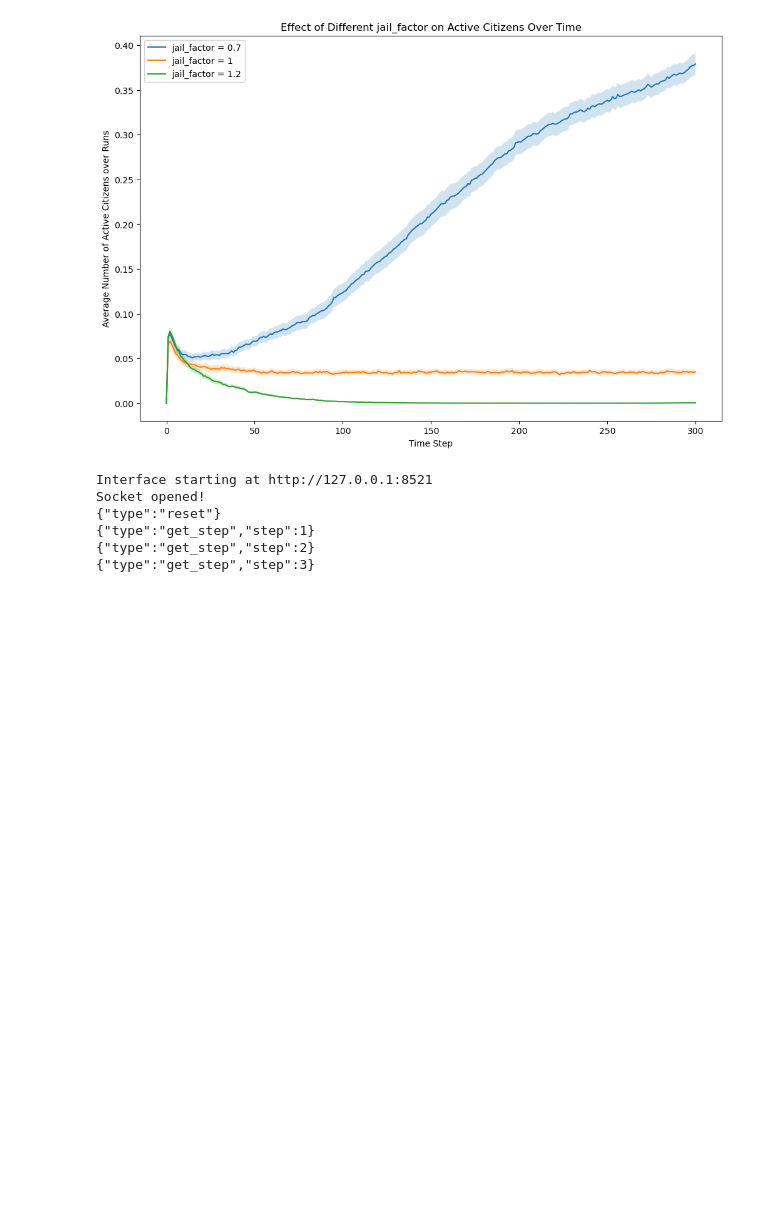
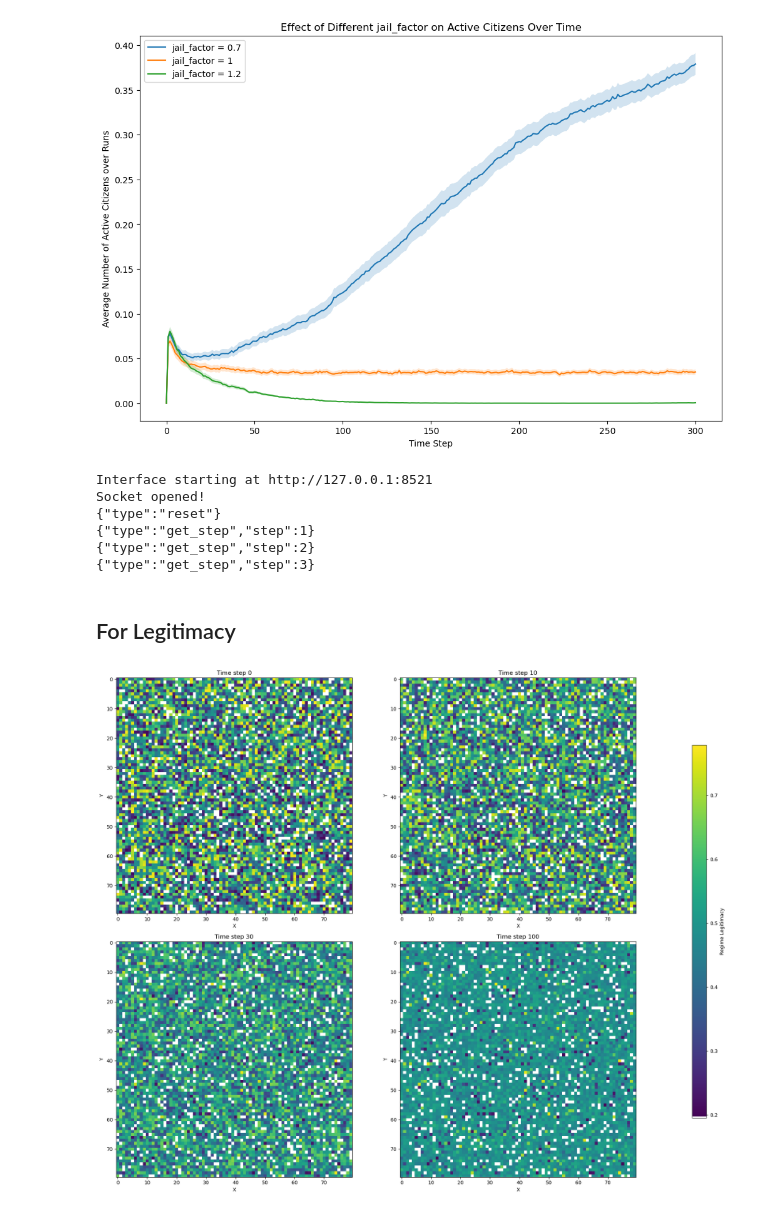
Before and after one commit to yehuihe/epstein_network_civil_violence, a Jupyter notebook: simulation (final version).ipynb, the cells around one changed output. Cells and saved outputs as stored; diff of their text form; code cells hidden in the pictures; blank space fills up the shorter version.

Commit message:
add legitimacy part to simulation file

```diff
--- a/simulation (final version).ipynb
+++ b/simulation (final version).ipynb
@@ -616,3 +617,5 @@ Socket opened!
 {"type":"get_step","step":1}
 {"type":"get_step","step":2}
 {"type":"get_step","step":3}
+# %% [markdown]
+## For Legitimacy
@@ -618,0 +780,14 @@ Socket opened!
+# %%
+# Heterogeneous
+legitimacy_impact = 0.02
+legitimacy_type = "heterogeneous"
+time_steps = [0, 10, 30, 100]
+heter_model = create_model(legitimacy_impact = legitimacy_impact, legitimacy_type = legitimacy_type, legitimacy=0.5, legitimacy_width=0.3)
+heter_heatmaps = run_model_and_collect_data_over_time(heter_model, time_steps)
+# %%
+# heatmaps
+time_steps = [0, 10, 30, 100]
+plot_heatmaps(heter_heatmaps, time_steps)
+heter_data = heter_model.datacollector.get_agent_vars_dataframe()
+# %% [output]
+[figure, added]
```
Also changed, not shown: parts of 11 cells of this notebook, 1 other file.
